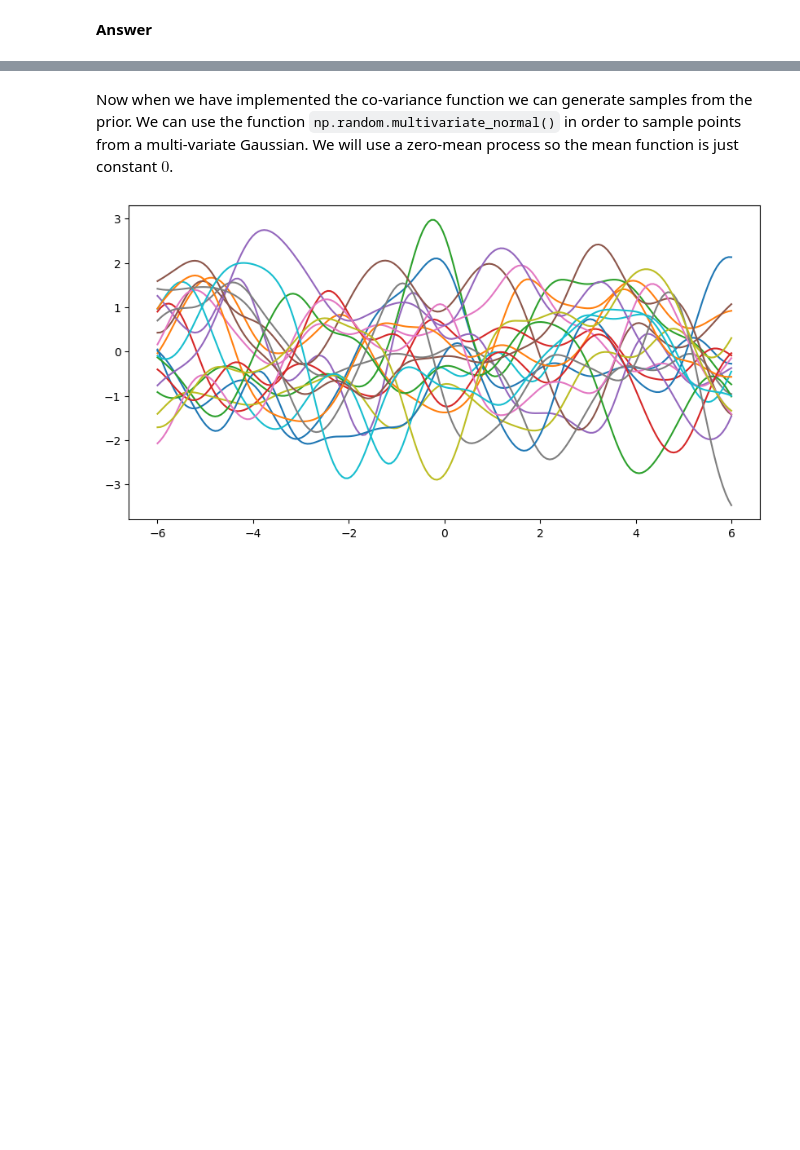
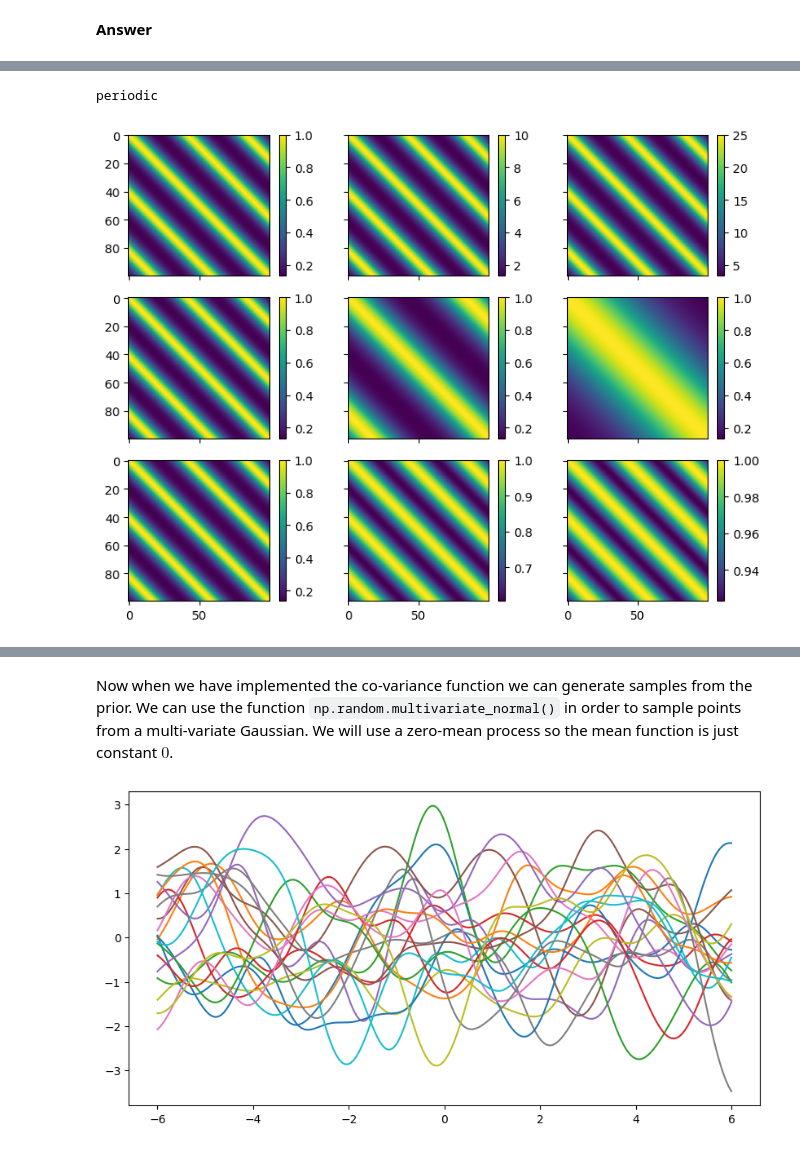
Before and after one commit to nyoma-diamond/L48_Assignments, a Jupyter notebook: gaussianprocess-notebook.ipynb, the cells around one changed output, grey strips where cells are left out. Cells and saved outputs as stored; diff of their text form; code cells hidden in the pictures; blank space fills up the shorter version.

```diff
--- a/gaussianprocess-notebook.ipynb
+++ b/gaussianprocess-notebook.ipynb
@@ -153,0 +140,28 @@ periodic
+# %%
+print('periodic')
+_, axs = plt.subplots(3, 3, sharex=True, sharey=True, figsize=(8,6))
+
+pos = axs[0,0].imshow(periodic_kernel(x, None, 1, 5, 1))
+fig.colorbar(pos, ax=axs[0,0])
+pos = axs[0,1].imshow(periodic_kernel(x, None, 10, 5, 1))
+fig.colorbar(pos, ax=axs[0,1])
+pos = axs[0,2].imshow(periodic_kernel(x, None, 25, 5, 1))
+fig.colorbar(pos, ax=axs[0,2])
+pos = axs[1,0].imshow(periodic_kernel(x, None, 1, 5, 1))
+fig.colorbar(pos, ax=axs[1,0])
+pos = axs[1,1].imshow(periodic_kernel(x, None, 1, 10, 1))
+fig.colorbar(pos, ax=axs[1,1])
+pos = axs[1,2].imshow(periodic_kernel(x, None, 1, 25, 1))
+fig.colorbar(pos, ax=axs[1,2])
+pos = axs[2,0].imshow(periodic_kernel(x, None, 1, 5, 1))
+fig.colorbar(pos, ax=axs[2,0])
+pos = axs[2,1].imshow(periodic_kernel(x, None, 1, 5, 2))
+fig.colorbar(pos, ax=axs[2,1])
+pos = axs[2,2].imshow(periodic_kernel(x, None, 1, 5, 5))
+fig.colorbar(pos, ax=axs[2,2])
+
+plt.tight_layout()
+plt.show()
+# %% [output]
+periodic
+[figure, added]
```
Also changed, not shown: parts of 9 cells of this notebook.
